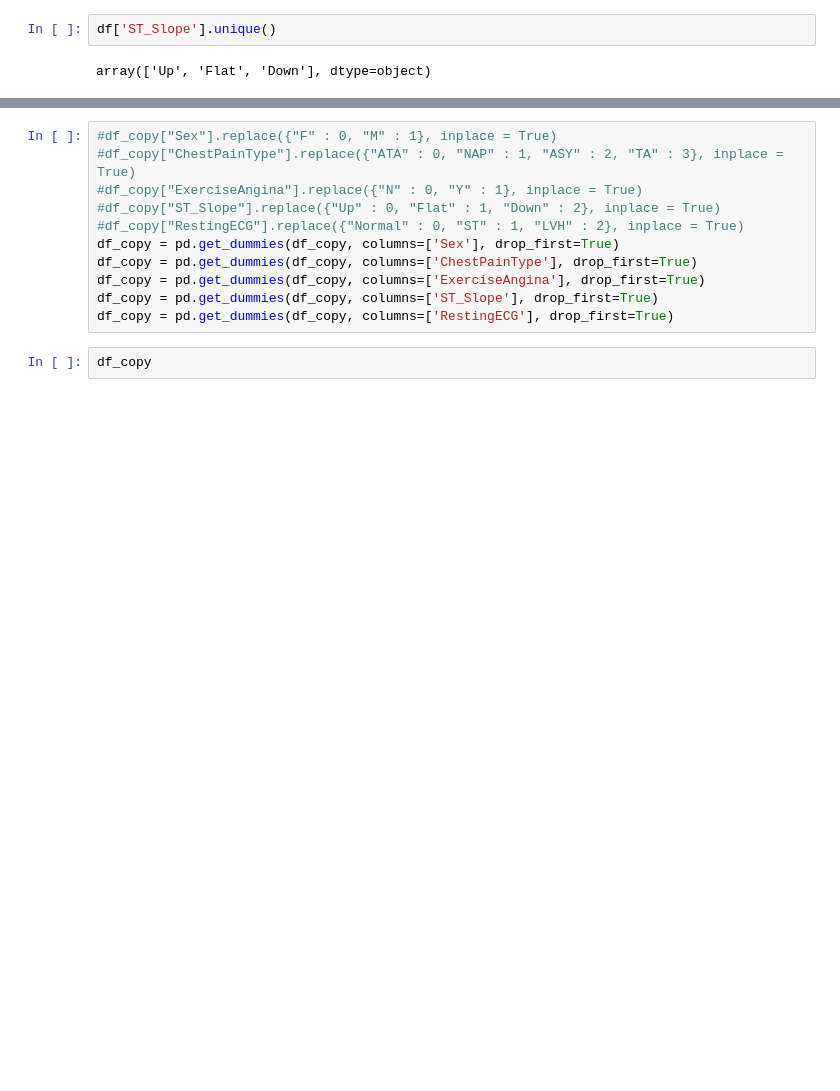
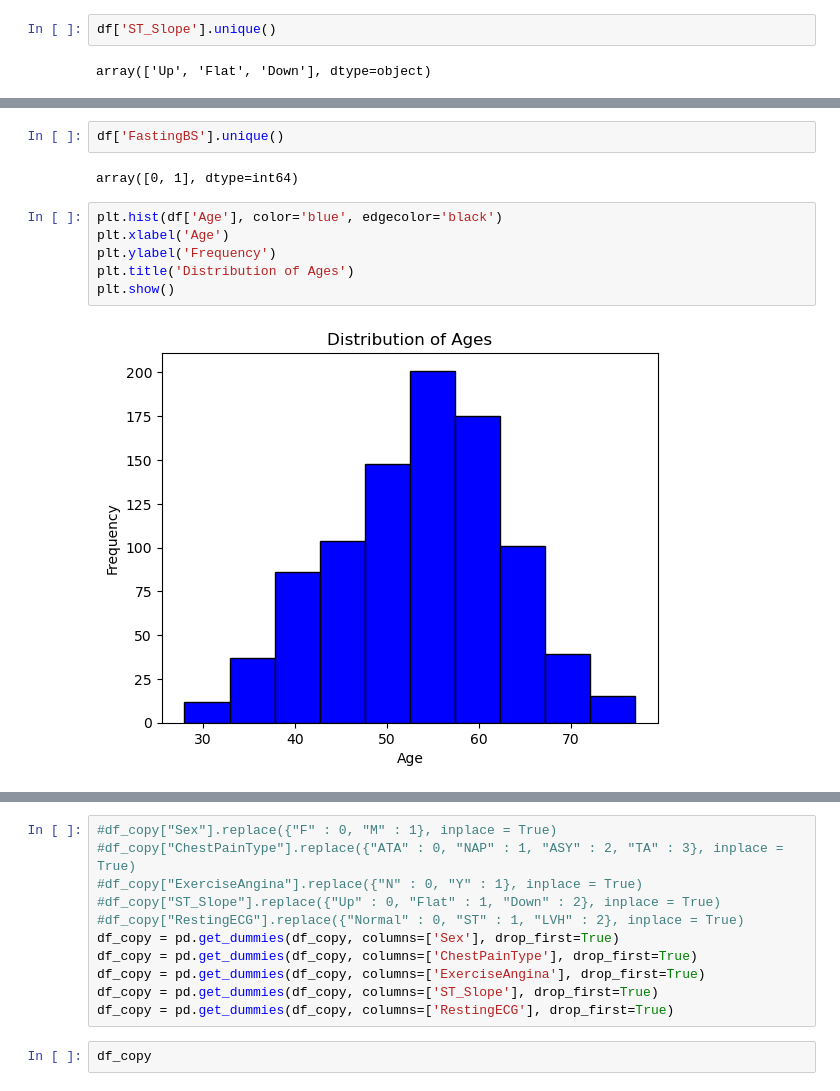
Before and after one commit to SohaybWael/intern, a Jupyter notebook: Submissions/Internships/Mohamed Bolbol/ML Tasks/Logistic Regression.ipynb, the cells around one changed output, grey strips where cells are left out. Saved outputs shown, nothing was run; the diff lists cells and outputs as text; blank space fills up the shorter version.

```diff
--- a/Submissions/Internships/Mohamed Bolbol/ML Tasks/Logistic Regression.ipynb
+++ b/Submissions/Internships/Mohamed Bolbol/ML Tasks/Logistic Regression.ipynb
@@ -70,0 +110,12 @@ array(['Up', 'Flat', 'Down'], dtype=object)
+# %%
+df['FastingBS'].unique()
+# %% [output]
+array([0, 1], dtype=int64)
+# %%
+plt.hist(df['Age'], color='blue', edgecolor='black')
+plt.xlabel('Age')
+plt.ylabel('Frequency')
+plt.title('Distribution of Ages')
+plt.show()
+# %% [output]
+[figure, added]
```
Also changed, not shown: parts of 57 cells of this notebook.
